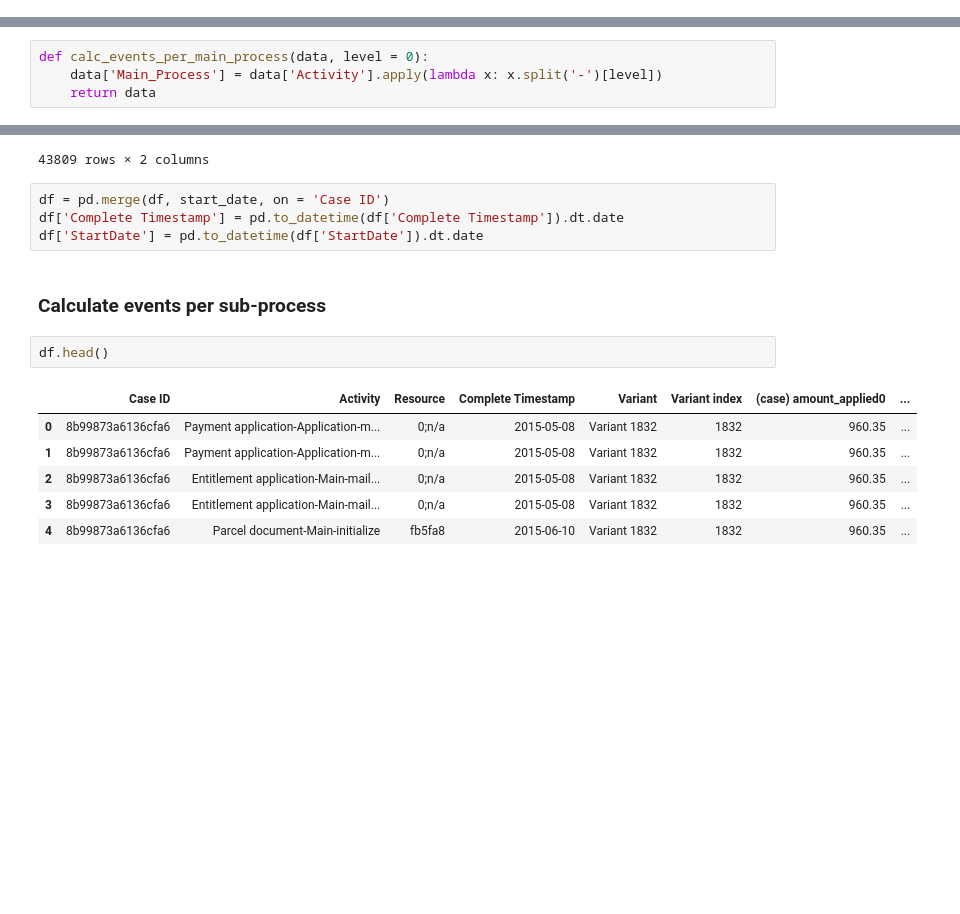
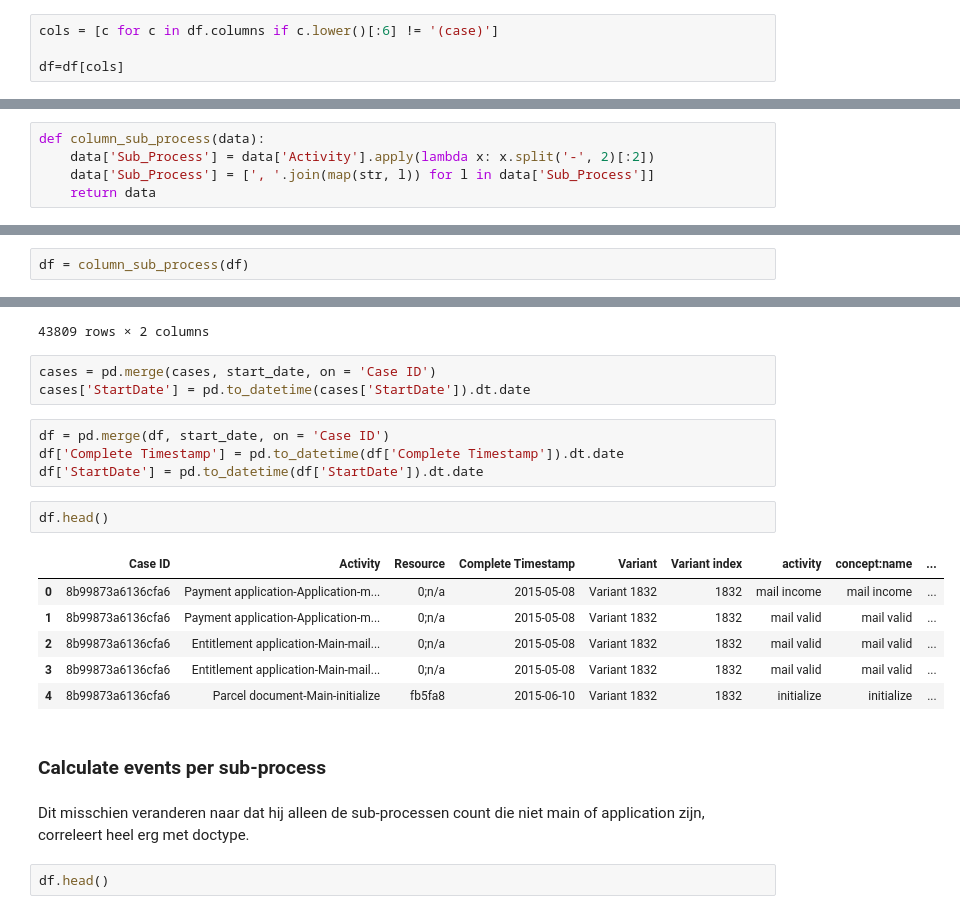
Before and after one commit to rowanarts/process-mining-assignment-2, a Jupyter notebook: Features toevoegen.ipynb, the cells around one changed output, grey strips where cells are left out. Drawn from its saved outputs; the diff is of its cells as text; blank space fills up the shorter version.

```diff
--- a/Features toevoegen.ipynb
+++ b/Features toevoegen.ipynb
@@ -54 +74,5 @@ df.head()
+# %%
+cols = [c for c in df.columns if c.lower()[:6] != '(case)']
+
+df=df[cols]
 # %% [markdown]
@@ -56,4 +80,5 @@ df.head()
 # %%
-def calc_events_per_main_process(data, level = 0):
-    data['Main_Process'] = data['Activity'].apply(lambda x: x.split('-')[level])
+def column_sub_process(data):
+    data['Sub_Process'] = data['Activity'].apply(lambda x: x.split('-', 2)[:2])
+    data['Sub_Process'] = [', '.join(map(str, l)) for l in data['Sub_Process']]
     return data
@@ -76 +85,3 @@ calc_events_per_main_process(df)
+# %%
+df = column_sub_process(df)
 # %% [markdown]
@@ -94,20 +105,27 @@ start_date
 | 43807 | fffabee101da7ecb | 2017/05/11 00:00:00.000 |
 | 43808 | fffadf8d083df3d5 | 2015/04/28 00:00:00.000 |
 43809 rows × 2 columns
+# %%
+cases = pd.merge(cases, start_date, on = 'Case ID')
+cases['StartDate'] = pd.to_datetime(cases['StartDate']).dt.date
 # %%
 df = pd.merge(df, start_date, on = 'Case ID')
 df['Complete Timestamp'] = pd.to_datetime(df['Complete Timestamp']).dt.date
 df['StartDate'] = pd.to_datetime(df['StartDate']).dt.date
+# %%
+df.head()
+# %% [output]
+|  | Case ID | Activity | Resource | Complete Timestamp | Variant | Variant index | activity | concept:name | ... |
+| 0 | 8b99873a6136cfa6 | Payment application-Application-m... | 0;n/a | 2015-05-08 | Variant 1832 | 1832 | mail income | mail income | ... |
+| 1 | 8b99873a6136cfa6 | Payment application-Application-m... | 0;n/a | 2015-05-08 | Variant 1832 | 1832 | mail valid | mail valid | ... |
+| 2 | 8b99873a6136cfa6 | Entitlement application-Main-mail... | 0;n/a | 2015-05-08 | Variant 1832 | 1832 | mail valid | mail valid | ... |
+| 3 | 8b99873a6136cfa6 | Entitlement application-Main-mail... | 0;n/a | 2015-05-08 | Variant 1832 | 1832 | mail valid | mail valid | ... |
+| 4 | 8b99873a6136cfa6 | Parcel document-Main-initialize | fb5fa8 | 2015-06-10 | Variant 1832 | 1832 | initialize | initialize | ... |
 # %% [markdown]
 ### Calculate events per sub-process
+# %% [markdown]
+Dit misschien veranderen naar dat hij alleen de sub-processen count die niet main of application zijn, correleert heel erg met doctype.
 # %%
 df.head()
-# %% [output]
-|  | Case ID | Activity | Resource | Complete Timestamp | Variant | Variant index | (case) amount_applied0 | ... |
-| 0 | 8b99873a6136cfa6 | Payment application-Application-m... | 0;n/a | 2015-05-08 | Variant 1832 | 1832 | 960.35 | ... |
-| 1 | 8b99873a6136cfa6 | Payment application-Application-m... | 0;n/a | 2015-05-08 | Variant 1832 | 1832 | 960.35 | ... |
-| 2 | 8b99873a6136cfa6 | Entitlement application-Main-mail... | 0;n/a | 2015-05-08 | Variant 1832 | 1832 | 960.35 | ... |
-| 3 | 8b99873a6136cfa6 | Entitlement application-Main-mail... | 0;n/a | 2015-05-08 | Variant 1832 | 1832 | 960.35 | ... |
-| 4 | 8b99873a6136cfa6 | Parcel document-Main-initialize | fb5fa8 | 2015-06-10 | Variant 1832 | 1832 | 960.35 | ... |
 # %%
 def events_per_sub_process(data, days):
```
Also changed, not shown: parts of 36 cells of this notebook, 3 other files.
